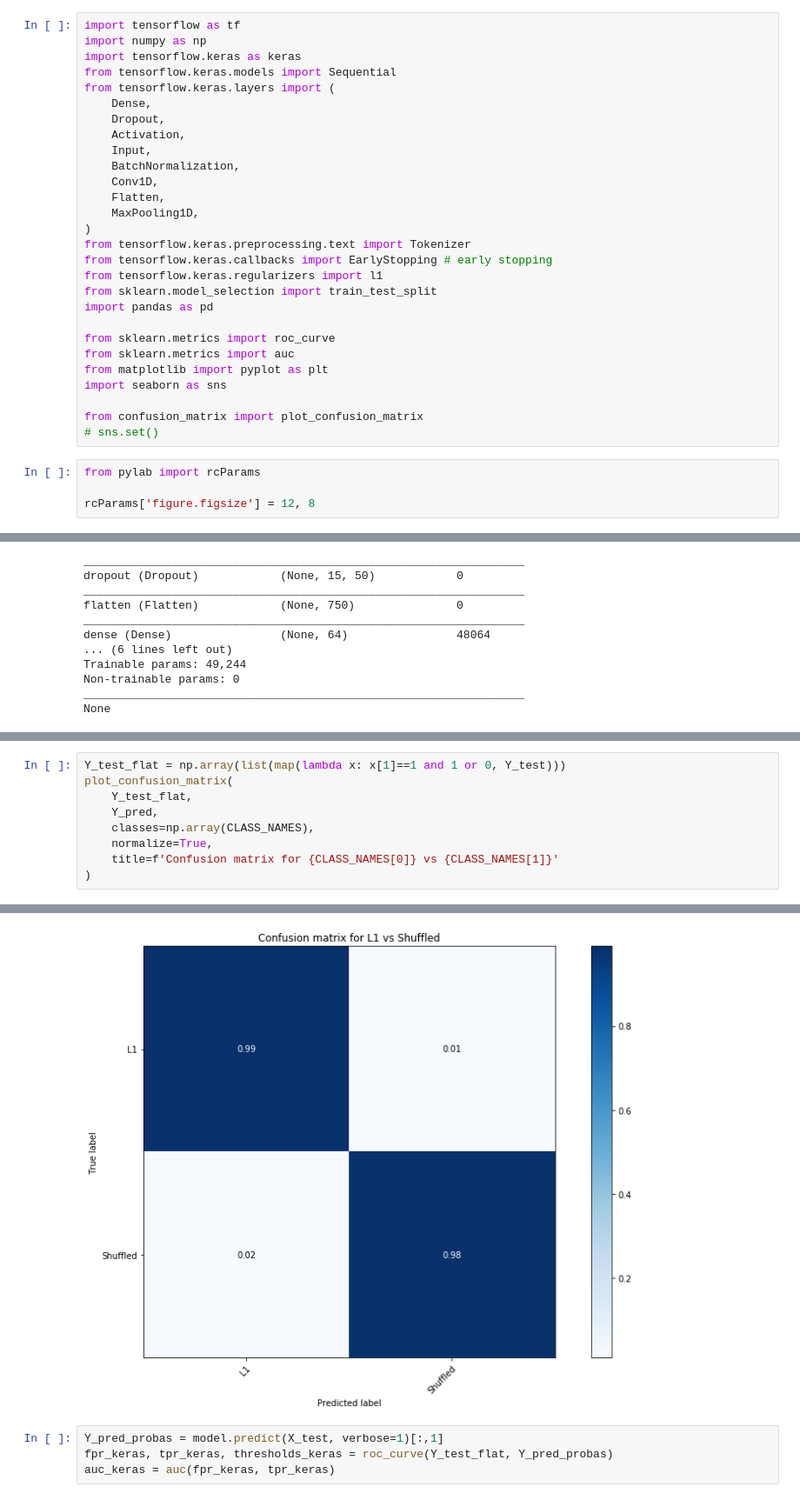
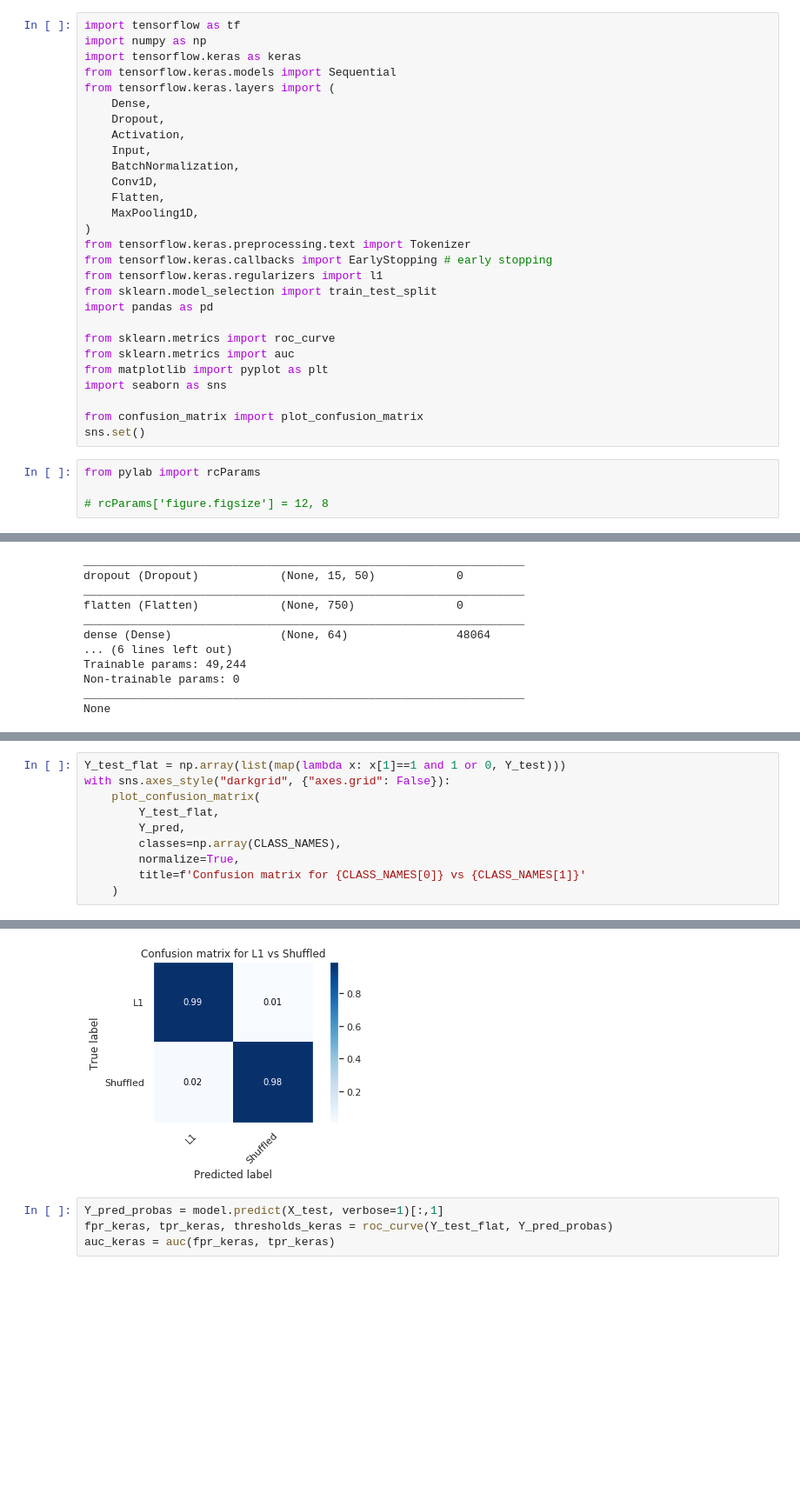
Before and after one commit to AlexShein/DeepLearning, a Jupyter notebook: L13UTR_vs_Shuffled.ipynb, the cells around one changed output, grey strips where cells are left out. Shown: that part at 87% size. Drawn from its saved outputs; the diff is of its cells as text; blank space fills up the shorter version.

```diff
--- a/L13UTR_vs_Shuffled.ipynb
+++ b/L13UTR_vs_Shuffled.ipynb
@@ -25,11 +25,11 @@ from matplotlib import pyplot as plt
 import seaborn as sns
 
 from confusion_matrix import plot_confusion_matrix
-# sns.set()
+sns.set()
 # %%
 from pylab import rcParams
 
-rcParams['figure.figsize'] = 12, 8
+# rcParams['figure.figsize'] = 12, 8
 # %%
 RANDOM_SEED = 333
 np.random.seed(RANDOM_SEED)
@@ -189,11 +189,12 @@ Y_pred = model.predict_classes(X_test, verbose=1)
 # %%
 Y_test_flat = np.array(list(map(lambda x: x[1]==1 and 1 or 0, Y_test)))
-plot_confusion_matrix(
-    Y_test_flat,
-    Y_pred,
-    classes=np.array(CLASS_NAMES),
-    normalize=True,
-    title=f'Confusion matrix for {CLASS_NAMES[0]} vs {CLASS_NAMES[1]}'
-)
+with sns.axes_style("darkgrid", {"axes.grid": False}):
+    plot_confusion_matrix(
+        Y_test_flat,
+        Y_pred,
+        classes=np.array(CLASS_NAMES),
+        normalize=True,
+        title=f'Confusion matrix for {CLASS_NAMES[0]} vs {CLASS_NAMES[1]}'
+    )
 # %% [output]
 Normalized confusion matrix
@@ -203,4 +203,4 @@ Normalized confusion matrix
-[figure, old version]
+[figure, new version]
 # %%
 Y_pred_probas = model.predict(X_test, verbose=1)[:,1]
 fpr_keras, tpr_keras, thresholds_keras = roc_curve(Y_test_flat, Y_pred_probas)
```
Also changed, not shown: parts of 5 cells of this notebook, 1 other file.
